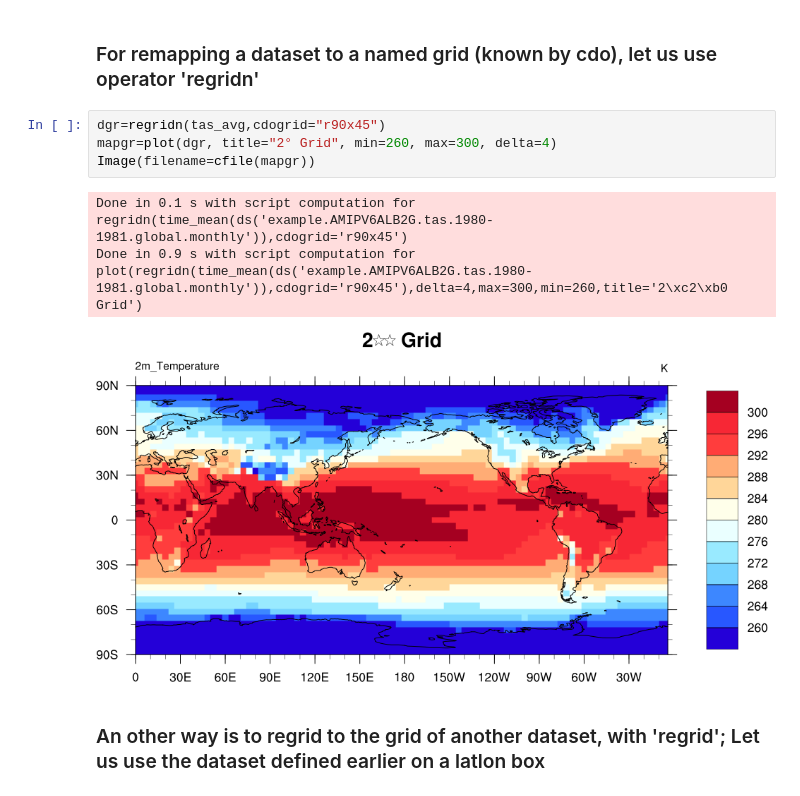
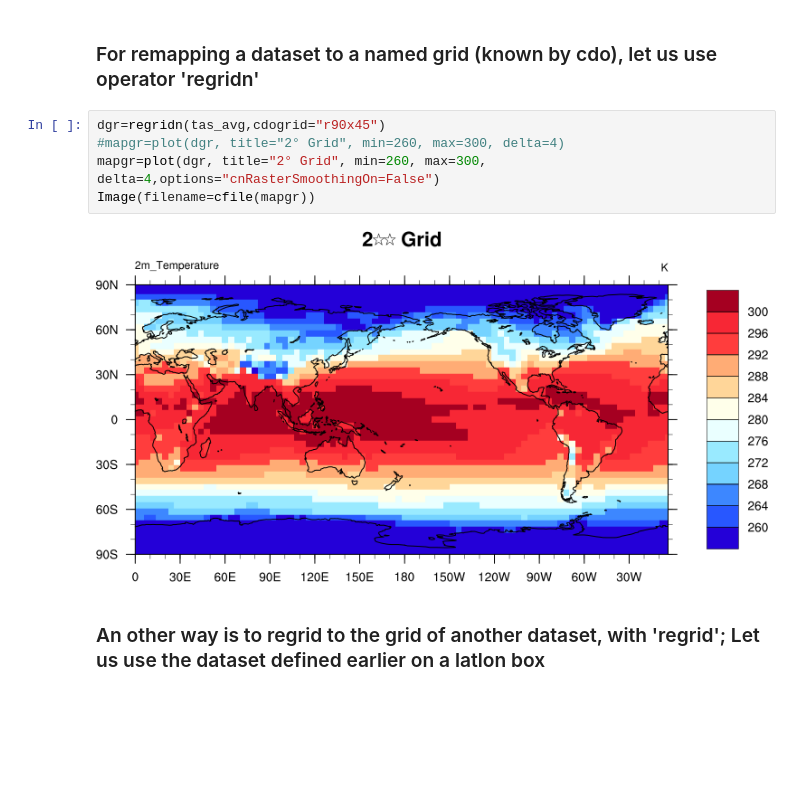
Before and after one commit to rigoudyg/climaf, a Jupyter notebook: examples/ATourOfCliMAF.ipynb, the cells around one changed output. Saved outputs shown, nothing was run; the diff lists cells and outputs as text; blank space fills up the shorter version.

```diff
--- a/examples/ATourOfCliMAF.ipynb
+++ b/examples/ATourOfCliMAF.ipynb
@@ -272,12 +264,11 @@ To [TOC](#TOC)<br>
 ### For remapping a dataset to a named grid (known by cdo), let us use operator 'regridn'
 # %%
 dgr=regridn(tas_avg,cdogrid="r90x45")
-mapgr=plot(dgr, title="2° Grid", min=260, max=300, delta=4)
+#mapgr=plot(dgr, title="2° Grid", min=260, max=300, delta=4)
+mapgr=plot(dgr, title="2° Grid", min=260, max=300, delta=4,options="cnRasterSmoothingOn=False")
 Image(filename=cfile(mapgr))
 # %% [output]
-Done in 0.1 s with script computation for regridn(time_mean(ds('example.AMIPV6ALB2G.tas.1980-1981.global.monthly')),cdogrid='r90x45')
-Done in 0.9 s with script computation for plot(regridn(time_mean(ds('example.AMIPV6ALB2G.tas.1980-1981.global.monthly')),cdogrid='r90x45'),delta=4,max=300,min=260,title='2\xc2\xb0 Grid')
-[figure, old version]
+[figure, new version]
 # %% [markdown]
 ### An other way is to regrid to the grid of another dataset, with 'regrid'; Let us use the dataset defined earlier on a latlon box
 # %%
```
Also changed, not shown: parts of 20 cells of this notebook, 10 other files.
